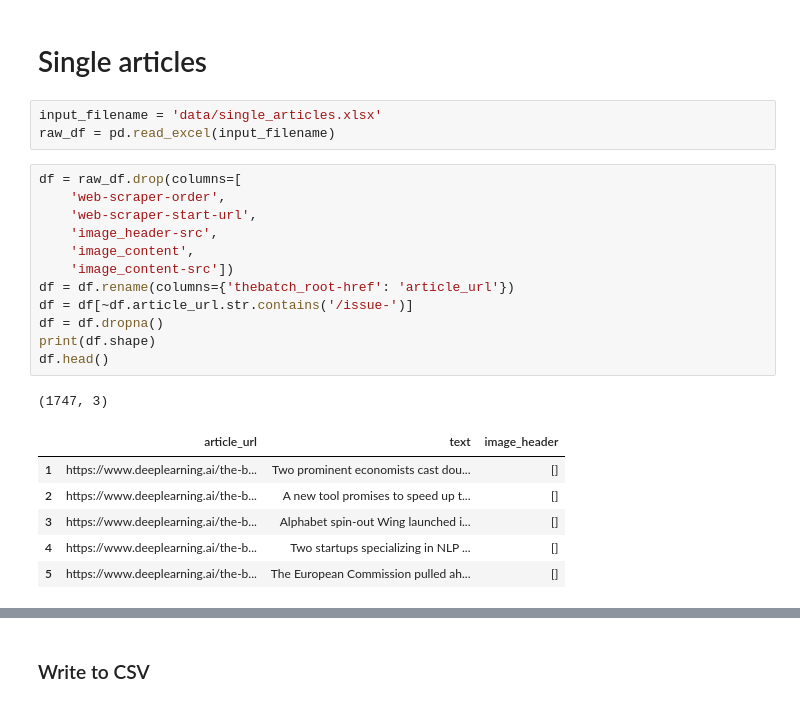
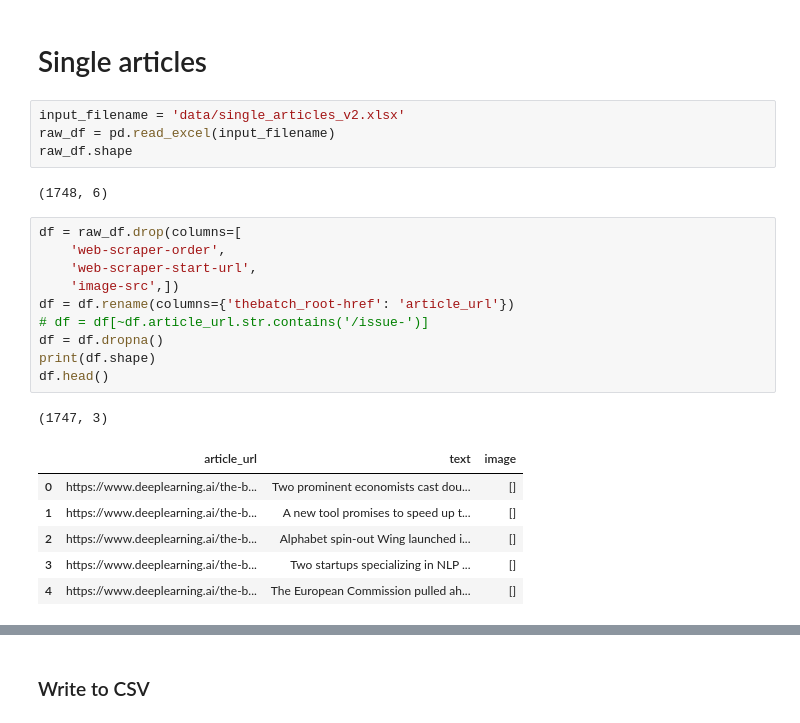
Before and after one commit to Krabulek/softserve_genai, a Jupyter notebook: data_parser.ipynb, the cells around one changed output, grey strips where cells are left out. Cells and saved outputs as stored; diff of their text form.

```diff
--- a/data_parser.ipynb
+++ b/data_parser.ipynb
@@ -10,28 +10,29 @@ pd.set_option('display.max_colwidth', 100)
 # %% [markdown]
 # Single articles
 # %%
-input_filename = 'data/single_articles.xlsx'
+input_filename = 'data/single_articles_v2.xlsx'
 raw_df = pd.read_excel(input_filename)
+raw_df.shape
+# %% [output]
+(1748, 6)
 # %%
 df = raw_df.drop(columns=[
     'web-scraper-order',
     'web-scraper-start-url',
-    'image_header-src',
-    'image_content',
-    'image_content-src'])
+    'image-src',])
 df = df.rename(columns={'thebatch_root-href': 'article_url'})
-df = df[~df.article_url.str.contains('/issue-')]
+# df = df[~df.article_url.str.contains('/issue-')]
 df = df.dropna()
 print(df.shape)
 df.head()
 # %% [output]
 (1747, 3)
-|  | article_url | text | image_header |
-| 1 | https://www.deeplearning.ai/the-b... | Two prominent economists cast dou... | [] |
-| 2 | https://www.deeplearning.ai/the-b... | A new tool promises to speed up t... | [] |
-| 3 | https://www.deeplearning.ai/the-b... | Alphabet spin-out Wing launched i... | [] |
-| 4 | https://www.deeplearning.ai/the-b... | Two startups specializing in NLP ... | [] |
-| 5 | https://www.deeplearning.ai/the-b... | The European Commission pulled ah... | [] |
+|  | article_url | text | image |
+| 0 | https://www.deeplearning.ai/the-b... | Two prominent economists cast dou... | [] |
+| 1 | https://www.deeplearning.ai/the-b... | A new tool promises to speed up t... | [] |
+| 2 | https://www.deeplearning.ai/the-b... | Alphabet spin-out Wing launched i... | [] |
+| 3 | https://www.deeplearning.ai/the-b... | Two startups specializing in NLP ... | [] |
+| 4 | https://www.deeplearning.ai/the-b... | The European Commission pulled ah... | [] |
 # %%
 df.info()
 # %% [output]
```
Also changed, not shown: parts of 23 cells of this notebook, 2 other files.
